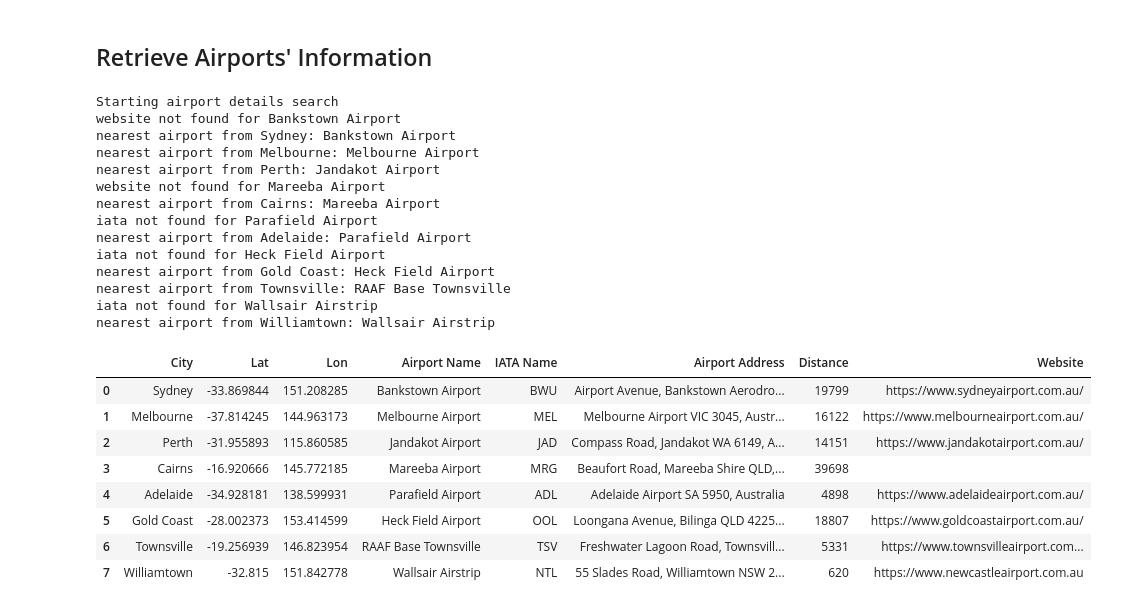
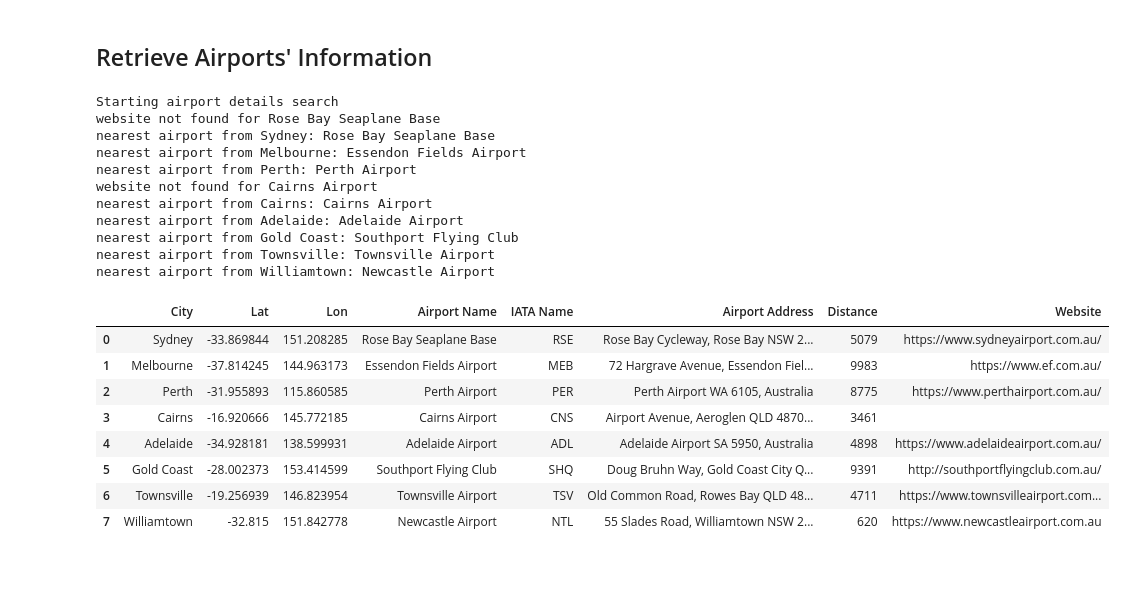
Before and after one commit to DylanSui799/UCBBootCampWork, a Jupyter notebook: 01-Sessions/06-Python-APIs/3/Activities/05-Evr_Exploring_Airports/Unsolved/airports.ipynb, the cells around one changed output. Cells and saved outputs as stored; diff of their text form; code cells hidden in the pictures; blank space fills up the shorter version.

```diff
--- a/01-Sessions/06-Python-APIs/3/Activities/05-Evr_Exploring_Airports/Unsolved/airports.ipynb
+++ b/01-Sessions/06-Python-APIs/3/Activities/05-Evr_Exploring_Airports/Unsolved/airports.ipynb
@@ -57,8 +57,14 @@ params = {
 
 # Set the base URL
 base_url = "https://api.geoapify.com/v1/geocode/search"
+# %%
+params2 = {
+    "apiKey":geoapify_key,
+    "format":"json",
+    "text" : "Sidney, Australia"
+}
 # %%
 from pprint import pprint
-response = requests.get(base_url, params=params)
+response = requests.get(base_url, params=params2)
 response.url
 # %% [output]
@@ -121,7 +146,7 @@ Coordinates for Williamtown, Australia fetched...
 # Set parameters to search for airport's details
 radius = 50000
 params = {
-    "categories":"airport",
+    "categories":"airport.international",
     "limit":20,
     "apiKey": geoapify_key
 
@@ -140,58 +165,55 @@ for index, row in cities_pd.iterrows():
     latitude = row["Lat"]
     longitude = row["Lon"]
 
     # Add the current city's latitude and longitude to the params dictionary
     params["filter"] = f"circle:{longitude},{latitude},{radius}"
     params["bias"] = f"proximity:{longitude},{latitude}"
 
     # Set base URL
     base_url = "https://api.geoapify.com/v2/places"
 
     # Make an API request using the params dictionary
     response = requests.get(base_url, params=params)
 
     # Convert the API response to JSON format
     response = response.json()
 
     # Grab the first airport from the results and store the details in the DataFrame
     try:
-        cities_pd.loc[index, "Airport Name"] = response["features"][1]["properties"]["name"]
-        cities_pd.loc[index, "IATA Name"] = response["features"][1]["properties"]["datasource"]["raw"]["iata"]
-        cities_pd.loc[index, "Airport Address"] = response["features"][1]["properties"]["address_line2"]
-        cities_pd.loc[index, "Distance"] = response["features"][1]["properties"]["distance"]
-        cities_pd.loc[index, "Website"] = response["features"][1]["properties"]["datasource"]["raw"]["website"]
+        cities_pd.loc[index, "Airport Name"] = response["features"][0]["properties"]["name"]
+        cities_pd.loc[index, "IATA Name"] = response["features"][0]["properties"]["datasource"]["raw"]["iata"]
+        cities_pd.loc[index, "Airport Address"] = response["features"][0]["properties"]["address_line2"]
+        cities_pd.loc[index, "Distance"] = response["features"][0]["properties"]["distance"]
+        cities_pd.loc[index, "Website"] = response["features"][0]["properties"]["datasource"]["raw"]["website"]
     except KeyError as e:
         # If no airport is found, log the error.
         print(f"{e.args[0]} not found for {cities_pd.loc[index, 'Airport Name']}")
 
     # Log the search results
     print(f"nearest airport from {city}: {cities_pd.loc[index, 'Airport Name']}")
 
 # Display sample data
 cities_pd
 # %% [output]
 Starting airport details search
-website not found for Bankstown Airport
-nearest airport from Sydney: Bankstown Airport
-nearest airport from Melbourne: Melbourne Airport
-nearest airport from Perth: Jandakot Airport
-website not found for Mareeba Airport
-nearest airport from Cairns: Mareeba Airport
-iata not found for Parafield Airport
-nearest airport from Adelaide: Parafield Airport
-iata not found for Heck Field Airport
-nearest airport from Gold Coast: Heck Field Airport
-nearest airport from Townsville: RAAF Base Townsville
-iata not found for Wallsair Airstrip
-nearest airport from Williamtown: Wallsair Airstrip
+website not found for Rose Bay Seaplane Base
+nearest airport from Sydney: Rose Bay Seaplane Base
+nearest airport from Melbourne: Essendon Fields Airport
+nearest airport from Perth: Perth Airport
+website not found for Cairns Airport
+nearest airport from Cairns: Cairns Airport
+nearest airport from Adelaide: Adelaide Airport
+nearest airport from Gold Coast: Southport Flying Club
+nearest airport from Townsville: Townsville Airport
+nearest airport from Williamtown: Newcastle Airport
 |  | City | Lat | Lon | Airport Name | IATA Name | Airport Address | Distance | Website |
-| 0 | Sydney | -33.869844 | 151.208285 | Bankstown Airport | BWU | Airport Avenue, Bankstown Aerodro... | 19799 | https://www.sydneyairport.com.au/ |
-| 1 | Melbourne | -37.814245 | 144.963173 | Melbourne Airport | MEL | Melbourne Airport VIC 3045, Austr... | 16122 | https://www.melbourneairport.com.au/ |
-| 2 | Perth | -31.955893 | 115.860585 | Jandakot Airport | JAD | Compass Road, Jandakot WA 6149, A... | 14151 | https://www.jandakotairport.com.au/ |
-| 3 | Cairns | -16.920666 | 145.772185 | Mareeba Airport | MRG | Beaufort Road, Mareeba Shire QLD,... | 39698 |  |
-| 4 | Adelaide | -34.928181 | 138.599931 | Parafield Airport | ADL | Adelaide Airport SA 5950, Australia | 4898 | https://www.adelaideairport.com.au/ |
-| 5 | Gold Coast | -28.002373 | 153.414599 | Heck Field Airport | OOL | Loongana Avenue, Bilinga QLD 4225... | 18807 | https://www.goldcoastairport.com.au/ |
-| 6 | Townsville | -19.256939 | 146.823954 | RAAF Base Townsville | TSV | Freshwater Lagoon Road, Townsvill... | 5331 | https://www.townsvilleairport.com... |
-| 7 | Williamtown | -32.815 | 151.842778 | Wallsair Airstrip | NTL | 55 Slades Road, Williamtown NSW 2... | 620 | https://www.newcastleairport.com.au |
+| 0 | Sydney | -33.869844 | 151.208285 | Rose Bay Seaplane Base | RSE | Rose Bay Cycleway, Rose Bay NSW 2... | 5079 | https://www.sydneyairport.com.au/ |
+| 1 | Melbourne | -37.814245 | 144.963173 | Essendon Fields Airport | MEB | 72 Hargrave Avenue, Essendon Fiel... | 9983 | https://www.ef.com.au/ |
+| 2 | Perth | -31.955893 | 115.860585 | Perth Airport | PER | Perth Airport WA 6105, Australia | 8775 | https://www.perthairport.com.au/ |
+| 3 | Cairns | -16.920666 | 145.772185 | Cairns Airport | CNS | Airport Avenue, Aeroglen QLD 4870... | 3461 |  |
+| 4 | Adelaide | -34.928181 | 138.599931 | Adelaide Airport | ADL | Adelaide Airport SA 5950, Australia | 4898 | https://www.adelaideairport.com.au/ |
+| 5 | Gold Coast | -28.002373 | 153.414599 | Southport Flying Club | SHQ | Doug Bruhn Way, Gold Coast City Q... | 9391 | http://southportflyingclub.com.au/ |
+| 6 | Townsville | -19.256939 | 146.823954 | Townsville Airport | TSV | Old Common Road, Rowes Bay QLD 48... | 4711 | https://www.townsvilleairport.com... |
+| 7 | Williamtown | -32.815 | 151.842778 | Newcastle Airport | NTL | 55 Slades Road, Williamtown NSW 2... | 620 | https://www.newcastleairport.com.au |
 # %%
 # Save Data to CSV
```
Also changed, not shown: parts of 6 cells of this notebook, 8 other files.
